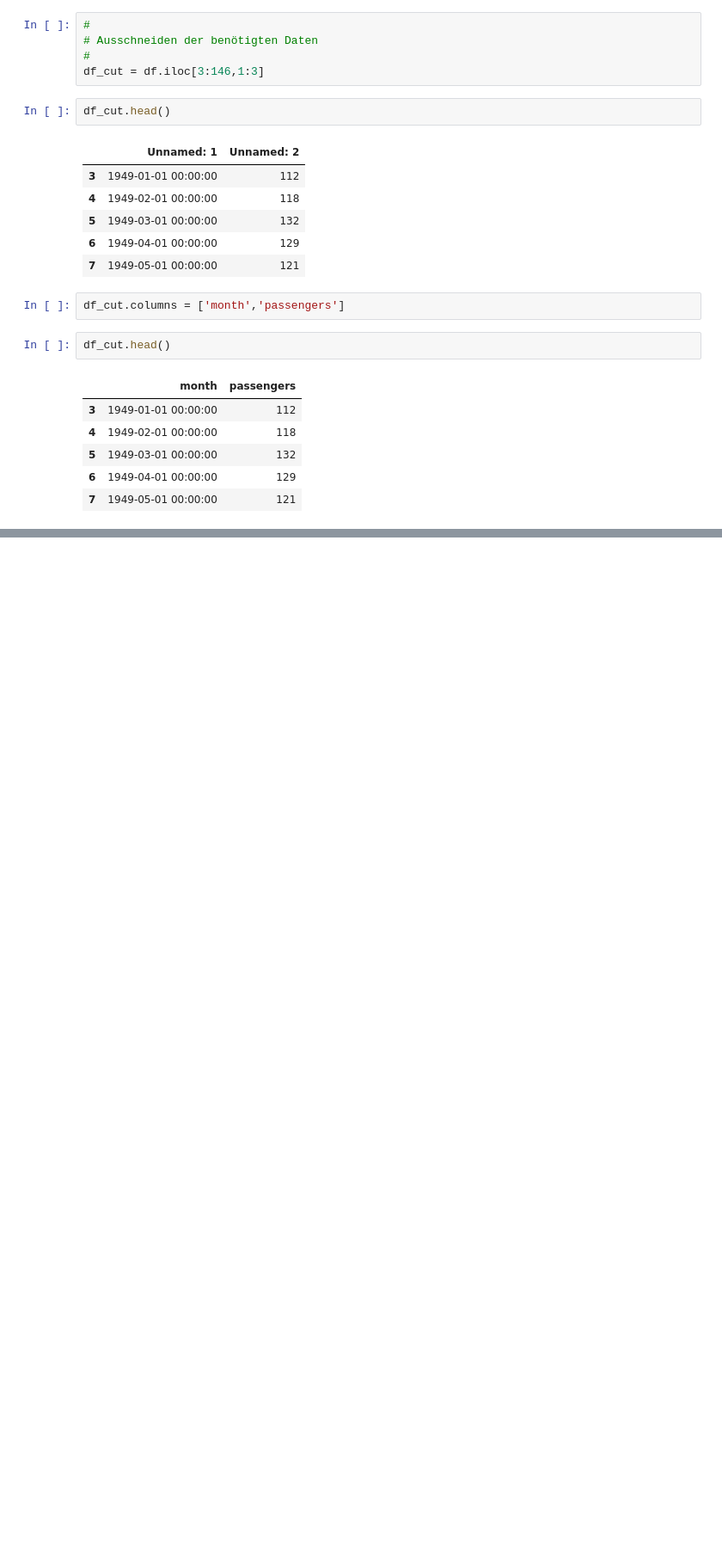
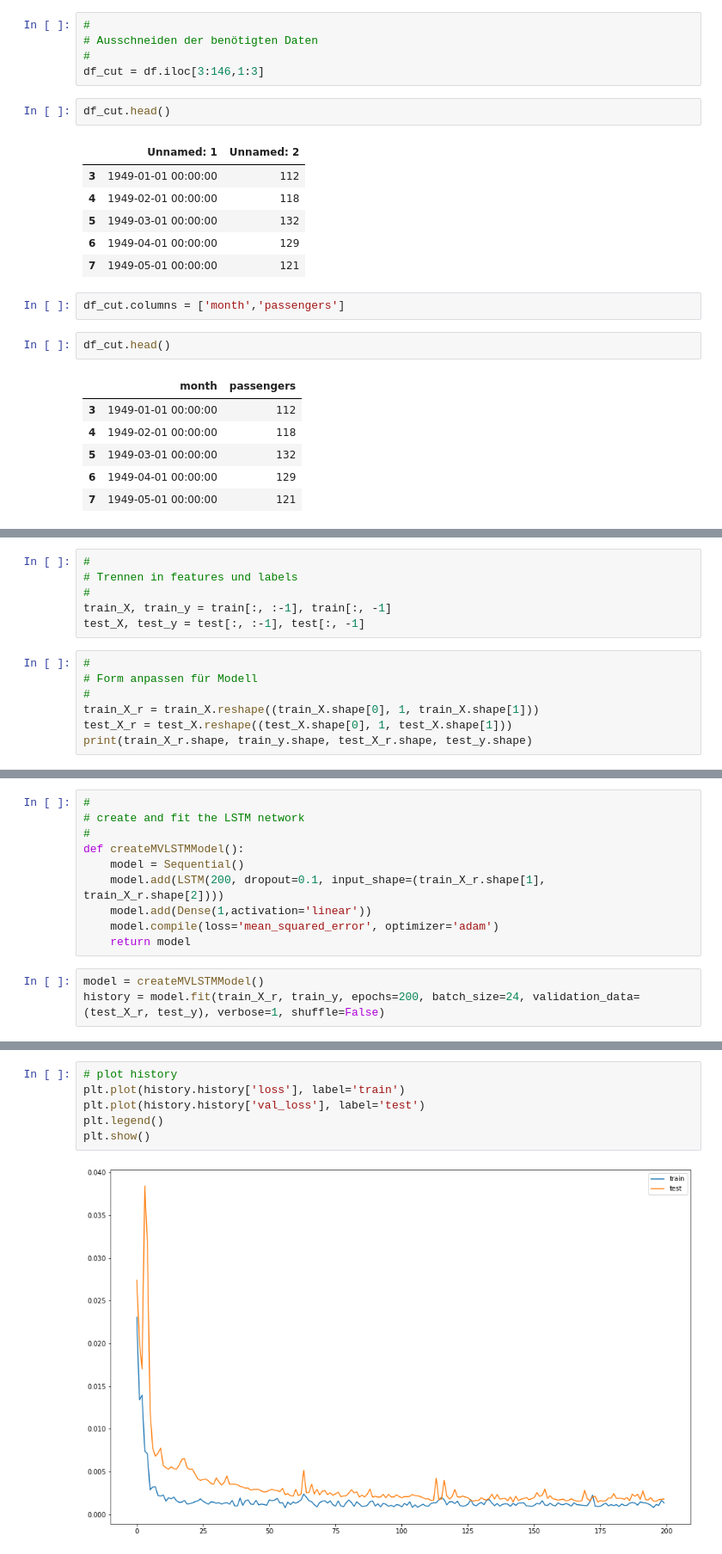
Before and after one commit to ditomax/mlwifianwender, a Jupyter notebook: 09 Anwendungsbeispiel Import of data from excel and time series prediction.ipynb, the cells around one changed output, grey strips where cells are left out. Shown: that part at 86% size. Saved outputs shown, nothing was run; the diff lists cells and outputs as text; blank space fills up the shorter version.

```diff
--- a/09 Anwendungsbeispiel Import of data from excel and time series prediction.ipynb
+++ b/09 Anwendungsbeispiel Import of data from excel and time series prediction.ipynb
@@ -124,0 +519,13 @@ ValueError: view limit minimum -35681.55 is less than 1 and is an invalid Matplo
+# %%
+#
+# Trennen in features und labels
+#
+train_X, train_y = train[:, :-1], train[:, -1]
+test_X, test_y = test[:, :-1], test[:, -1]
+# %%
+#
+# Form anpassen für Modell
+#
+train_X_r = train_X.reshape((train_X.shape[0], 1, train_X.shape[1]))
+test_X_r = test_X.reshape((test_X.shape[0], 1, test_X.shape[1]))
+print(train_X_r.shape, train_y.shape, test_X_r.shape, test_y.shape)
@@ -124,0 +534,13 @@ ValueError: view limit minimum -35681.55 is less than 1 and is an invalid Matplo
+# %%
+#
+# create and fit the LSTM network
+#
+def createMVLSTMModel():
+    model = Sequential()
+    model.add(LSTM(200, dropout=0.1, input_shape=(train_X_r.shape[1], train_X_r.shape[2])))
+    model.add(Dense(1,activation='linear'))
+    model.compile(loss='mean_squared_error', optimizer='adam')
+    return model
+# %%
+model = createMVLSTMModel()
+history = model.fit(train_X_r, train_y, epochs=200, batch_size=24, validation_data=(test_X_r, test_y), verbose=1, shuffle=False)
@@ -124,0 +565,8 @@ ValueError: view limit minimum -35681.55 is less than 1 and is an invalid Matplo
+# %%
+# plot history
+plt.plot(history.history['loss'], label='train')
+plt.plot(history.history['val_loss'], label='test')
+plt.legend()
+plt.show()
+# %% [output]
+[figure, added]
```
Also changed, not shown: parts of 52 cells of this notebook, 1 other file.
